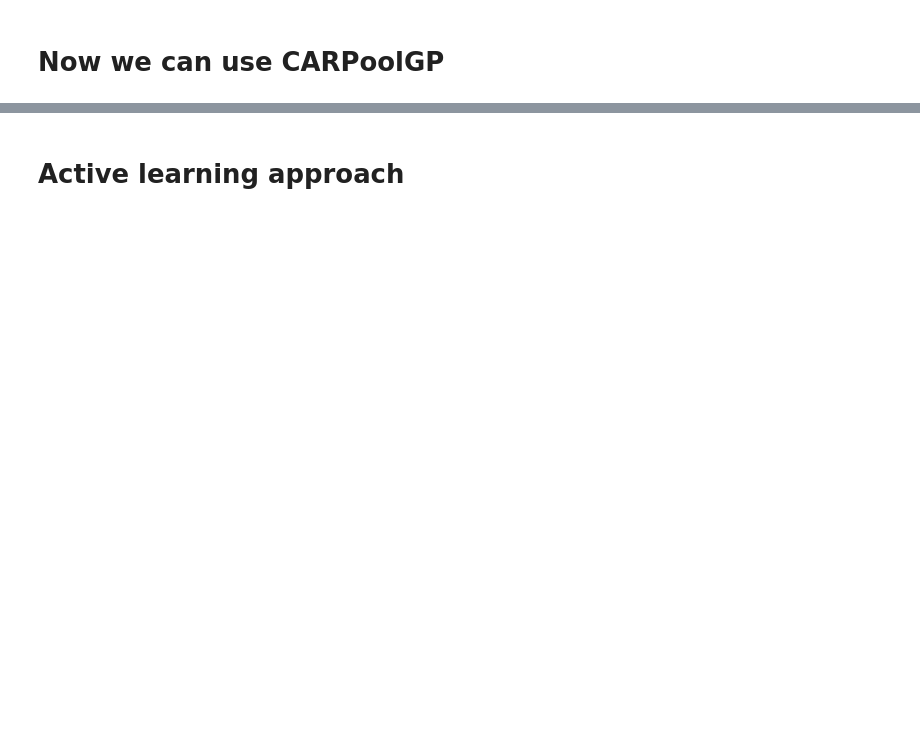
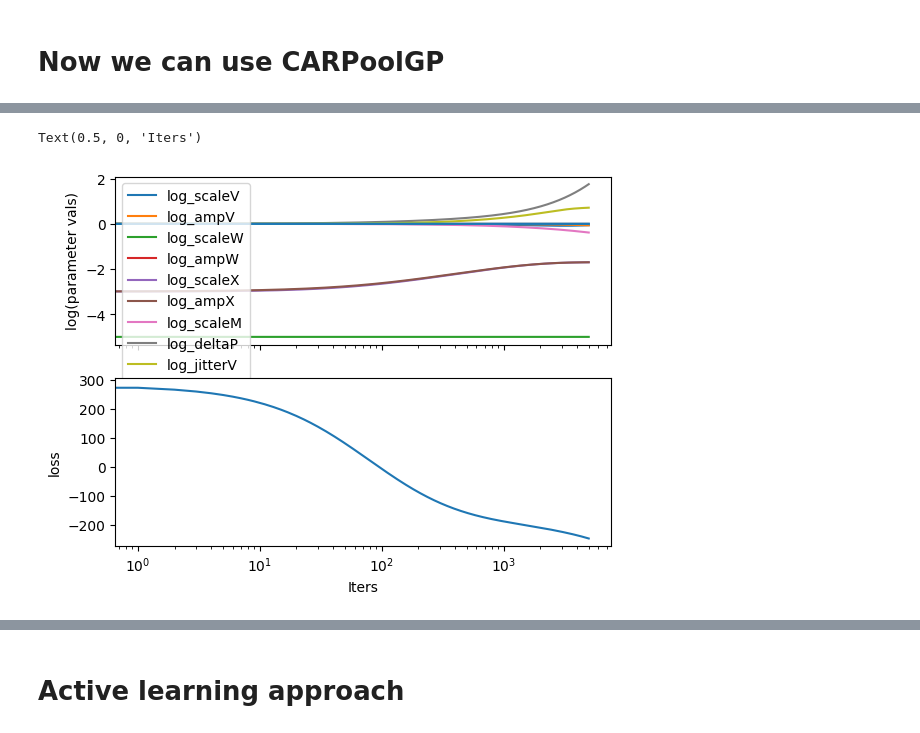
Before and after one commit to benz5460/CARPoolGP, a Jupyter notebook: test.ipynb, the cells around one changed output, grey strips where cells are left out. Cells and saved outputs as stored; diff of their text form; code cells hidden in the pictures; blank space fills up the shorter version.

```diff
--- a/test.ipynb
+++ b/test.ipynb
@@ -117,21 +161,20 @@ from src import CARPoolEmulator
 emu = CARPoolEmulator.Emulator(sims, surrs)
 
 #Initialize some set of parameters (or default)
-params = {"log_scaleV":0.1,
-          "log_ampV":1.0,
-          "log_scaleW":1.0,
-          "log_ampW":1.0,
-          "log_scaleX":0.0,
-          "log_ampX":0.0,
-          "log_scaleM":0.0,
-          "log_ampM":0.0,
-          "log_deltaP":0.0,
-          "log_jitterV":1.0,
-          "log_jitterW":1.0,
-          "log_mean":0.0}
+# params = {"log_scaleV":0.0,
+#           "log_ampV":-1.0,
+#           "log_scaleW":-1.0,
+#           "log_ampW":0.0,
+#           "log_scaleX":0.0,
+#           "log_ampX":-2.0,
+#           "log_scaleM":0.0,
+#           "log_deltaP":-1.0,
+#           "log_jitterV":-2.0,
+#           "log_jitterW":-2.0,
+#           "log_mean":0.0}
 
 # Train the emulator
-emu.train(params, learning_rate=1e-3, max_iterations=1000)
+best_params = emu.train(params, learning_rate=1e-5, max_iterations=5000)
 
 # now emulate!
 pred_mean, pred_var = emu.predict(theta)
@@ -145,0 +181,14 @@ plt.plot(Y, 'k')
+# %%
+fig, axs = plt.subplots(nrows=2, sharex=True)
+ps_i = [[list(p.values())[i] for i in range(len(params.keys()))] for p in emu.param_evolution]
+axs[1].semilogx(emu.losses[0])
+for i in range(len(params.keys())):
+    axs[0].semilogx(np.array(ps_i)[:, i], label=list(params.keys())[i])
+
+axs[0].legend()
+axs[0].set_ylabel('log(parameter vals)')
+axs[1].set_ylabel('loss')
+axs[1].set_xlabel('Iters')
+# %% [output]
+Text(0.5, 0, 'Iters')
+[figure, added]
```
Also changed, not shown: parts of 39 cells of this notebook, 5 other files.
